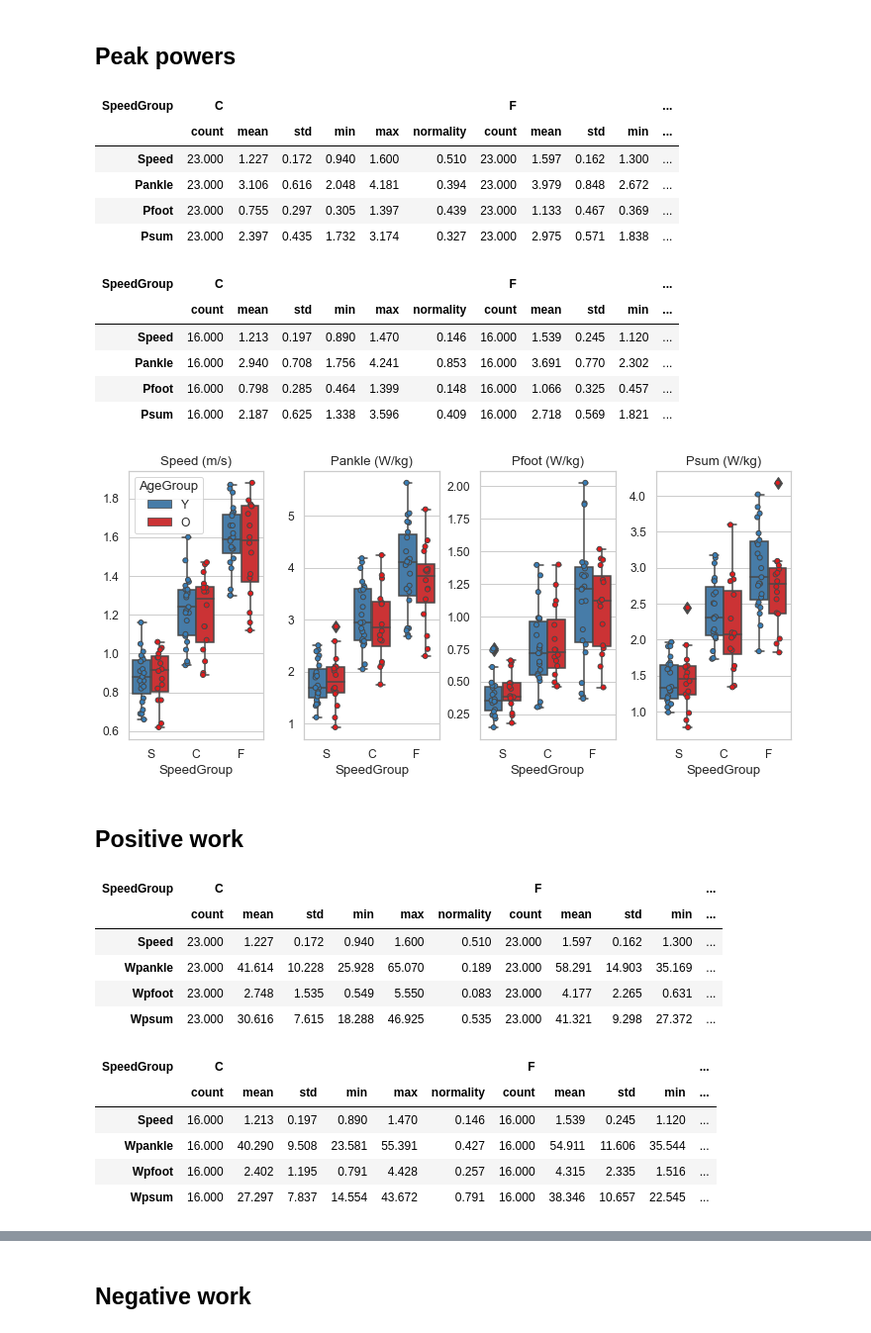
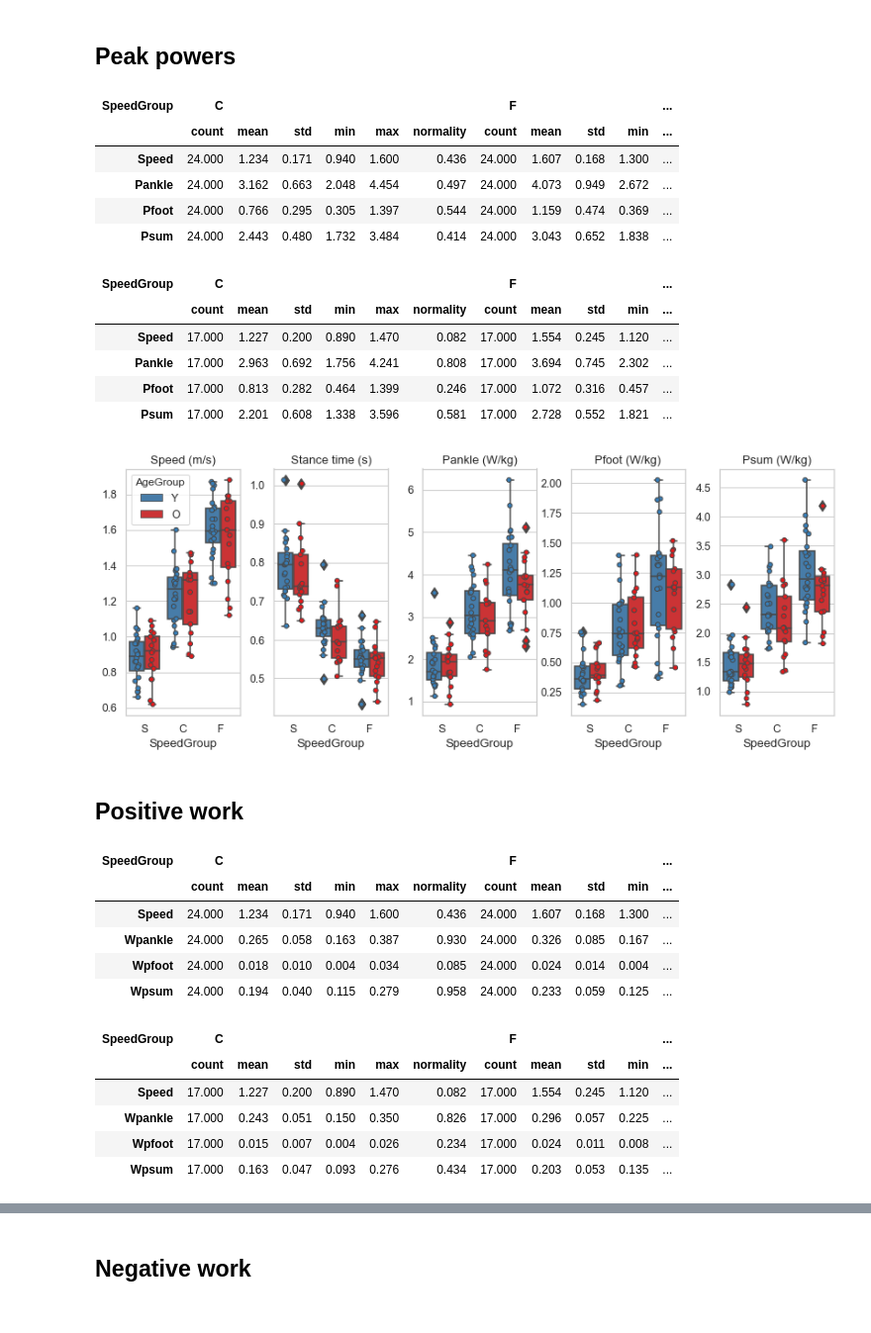
Before and after one commit to BMClab/papers, a Jupyter notebook: age_speed_af_power/notebooks/descriptive.ipynb, the cells around one changed output, grey strips where cells are left out. Shown at 99% size. Saved outputs shown, nothing was run; the diff lists cells and outputs as text; code cells hidden in the pictures.

```diff
--- a/age_speed_af_power/notebooks/descriptive.ipynb
+++ b/age_speed_af_power/notebooks/descriptive.ipynb
@@ -23,7 +23,7 @@ pd.set_option('precision', 3)  # number of decimal places for the environment
 # %%
 # load data
 path2 = r'./../data/'
-fname = os.path.join(path2, 'UD_stats_all_speeds.csv')
+fname = os.path.join(path2, 'UD_stats_all_speeds_2.csv')
 df = pd.read_csv(fname, sep=',', header=0, index_col=0)
 df
 # %% [output]
@@ -152,35 +155,35 @@ describe(data, 'SpeedGroup');
 # %% [output]
 | SpeedGroup | C |  |  |  |  |  | F |  |  |  | ... |
 |  | count | mean | std | min | max | normality | count | mean | std | min | ... |
-| Speed | 23.000 | 1.227 | 0.172 | 0.940 | 1.600 | 0.510 | 23.000 | 1.597 | 0.162 | 1.300 | ... |
-| Pankle | 23.000 | 3.106 | 0.616 | 2.048 | 4.181 | 0.394 | 23.000 | 3.979 | 0.848 | 2.672 | ... |
-| Pfoot | 23.000 | 0.755 | 0.297 | 0.305 | 1.397 | 0.439 | 23.000 | 1.133 | 0.467 | 0.369 | ... |
-| Psum | 23.000 | 2.397 | 0.435 | 1.732 | 3.174 | 0.327 | 23.000 | 2.975 | 0.571 | 1.838 | ... |
+| Speed | 24.000 | 1.234 | 0.171 | 0.940 | 1.600 | 0.436 | 24.000 | 1.607 | 0.168 | 1.300 | ... |
+| Pankle | 24.000 | 3.162 | 0.663 | 2.048 | 4.454 | 0.497 | 24.000 | 4.073 | 0.949 | 2.672 | ... |
+| Pfoot | 24.000 | 0.766 | 0.295 | 0.305 | 1.397 | 0.544 | 24.000 | 1.159 | 0.474 | 0.369 | ... |
+| Psum | 24.000 | 2.443 | 0.480 | 1.732 | 3.484 | 0.414 | 24.000 | 3.043 | 0.652 | 1.838 | ... |
 | SpeedGroup | C |  |  |  |  |  | F |  |  |  | ... |
 |  | count | mean | std | min | max | normality | count | mean | std | min | ... |
-| Speed | 16.000 | 1.213 | 0.197 | 0.890 | 1.470 | 0.146 | 16.000 | 1.539 | 0.245 | 1.120 | ... |
-| Pankle | 16.000 | 2.940 | 0.708 | 1.756 | 4.241 | 0.853 | 16.000 | 3.691 | 0.770 | 2.302 | ... |
-| Pfoot | 16.000 | 0.798 | 0.285 | 0.464 | 1.399 | 0.148 | 16.000 | 1.066 | 0.325 | 0.457 | ... |
-| Psum | 16.000 | 2.187 | 0.625 | 1.338 | 3.596 | 0.409 | 16.000 | 2.718 | 0.569 | 1.821 | ... |
+| Speed | 17.000 | 1.227 | 0.200 | 0.890 | 1.470 | 0.082 | 17.000 | 1.554 | 0.245 | 1.120 | ... |
+| Pankle | 17.000 | 2.963 | 0.692 | 1.756 | 4.241 | 0.808 | 17.000 | 3.694 | 0.745 | 2.302 | ... |
+| Pfoot | 17.000 | 0.813 | 0.282 | 0.464 | 1.399 | 0.246 | 17.000 | 1.072 | 0.316 | 0.457 | ... |
+| Psum | 17.000 | 2.201 | 0.608 | 1.338 | 3.596 | 0.581 | 17.000 | 2.728 | 0.552 | 1.821 | ... |
 # %%
-var = ['Speed', 'Pankle', 'Pfoot', 'Psum']
-labels = ['Speed (m/s)', 'Pankle (W/kg)', 'Pfoot (W/kg)', 'Psum (W/kg)']
-fig, axs = plt.subplots(1, 4, figsize=(12, 5), gridspec_kw={'hspace': .1, 'wspace': .3})
+var = ['Speed', 'StanceTime', 'Pankle', 'Pfoot', 'Psum']
+labels = ['Speed (m/s)', 'Stance time (s)', 'Pankle (W/kg)', 'Pfoot (W/kg)', 'Psum (W/kg)']
+fig, axs = plt.subplots(1, 5, figsize=(14, 5), gridspec_kw={'hspace': .1, 'wspace': .3})
 for ax, v, label in zip(axs, var, labels):
     sns.stripplot(x='SpeedGroup', y=v, data=df, ax=ax, hue='AgeGroup', jitter=True,
                   edgecolor='gray', linewidth=1, dodge=True)
     sns.boxplot(x='SpeedGroup', y=v, data=df, fliersize=9, ax=ax, hue='AgeGroup')
     handles, labels = ax.get_legend_handles_labels()
     if v == 'Speed':
         ax.legend(handles[:2], labels[:2], frameon=True, loc='best', title='AgeGroup')
     else:
         ax.get_legend().remove()
     ax.set_title(label)
     #ax.set_xlabel('Category')
     ax.set_ylabel('')
 plt.show()
 # %% [output]
-[figure, old version]
+[figure, new version]
 # %% [markdown]
 ## Positive work
 # %%
@@ -191,14 +194,14 @@ describe(data, 'SpeedGroup');
 # %% [output]
 | SpeedGroup | C |  |  |  |  |  | F |  |  |  | ... |
 |  | count | mean | std | min | max | normality | count | mean | std | min | ... |
-| Speed | 23.000 | 1.227 | 0.172 | 0.940 | 1.600 | 0.510 | 23.000 | 1.597 | 0.162 | 1.300 | ... |
-| Wpankle | 23.000 | 41.614 | 10.228 | 25.928 | 65.070 | 0.189 | 23.000 | 58.291 | 14.903 | 35.169 | ... |
-| Wpfoot | 23.000 | 2.748 | 1.535 | 0.549 | 5.550 | 0.083 | 23.000 | 4.177 | 2.265 | 0.631 | ... |
-| Wpsum | 23.000 | 30.616 | 7.615 | 18.288 | 46.925 | 0.535 | 23.000 | 41.321 | 9.298 | 27.372 | ... |
+| Speed | 24.000 | 1.234 | 0.171 | 0.940 | 1.600 | 0.436 | 24.000 | 1.607 | 0.168 | 1.300 | ... |
+| Wpankle | 24.000 | 0.265 | 0.058 | 0.163 | 0.387 | 0.930 | 24.000 | 0.326 | 0.085 | 0.167 | ... |
+| Wpfoot | 24.000 | 0.018 | 0.010 | 0.004 | 0.034 | 0.085 | 24.000 | 0.024 | 0.014 | 0.004 | ... |
+| Wpsum | 24.000 | 0.194 | 0.040 | 0.115 | 0.279 | 0.958 | 24.000 | 0.233 | 0.059 | 0.125 | ... |
 | SpeedGroup | C |  |  |  |  |  | F |  |  |  | ... |
 |  | count | mean | std | min | max | normality | count | mean | std | min | ... |
-| Speed | 16.000 | 1.213 | 0.197 | 0.890 | 1.470 | 0.146 | 16.000 | 1.539 | 0.245 | 1.120 | ... |
-| Wpankle | 16.000 | 40.290 | 9.508 | 23.581 | 55.391 | 0.427 | 16.000 | 54.911 | 11.606 | 35.544 | ... |
-| Wpfoot | 16.000 | 2.402 | 1.195 | 0.791 | 4.428 | 0.257 | 16.000 | 4.315 | 2.335 | 1.516 | ... |
-| Wpsum | 16.000 | 27.297 | 7.837 | 14.554 | 43.672 | 0.791 | 16.000 | 38.346 | 10.657 | 22.545 | ... |
+| Speed | 17.000 | 1.227 | 0.200 | 0.890 | 1.470 | 0.082 | 17.000 | 1.554 | 0.245 | 1.120 | ... |
+| Wpankle | 17.000 | 0.243 | 0.051 | 0.150 | 0.350 | 0.826 | 17.000 | 0.296 | 0.057 | 0.225 | ... |
+| Wpfoot | 17.000 | 0.015 | 0.007 | 0.004 | 0.026 | 0.234 | 17.000 | 0.024 | 0.011 | 0.008 | ... |
+| Wpsum | 17.000 | 0.163 | 0.047 | 0.093 | 0.276 | 0.434 | 17.000 | 0.203 | 0.053 | 0.135 | ... |
 # %%
```
Also changed, not shown: parts of 15 cells of this notebook.
